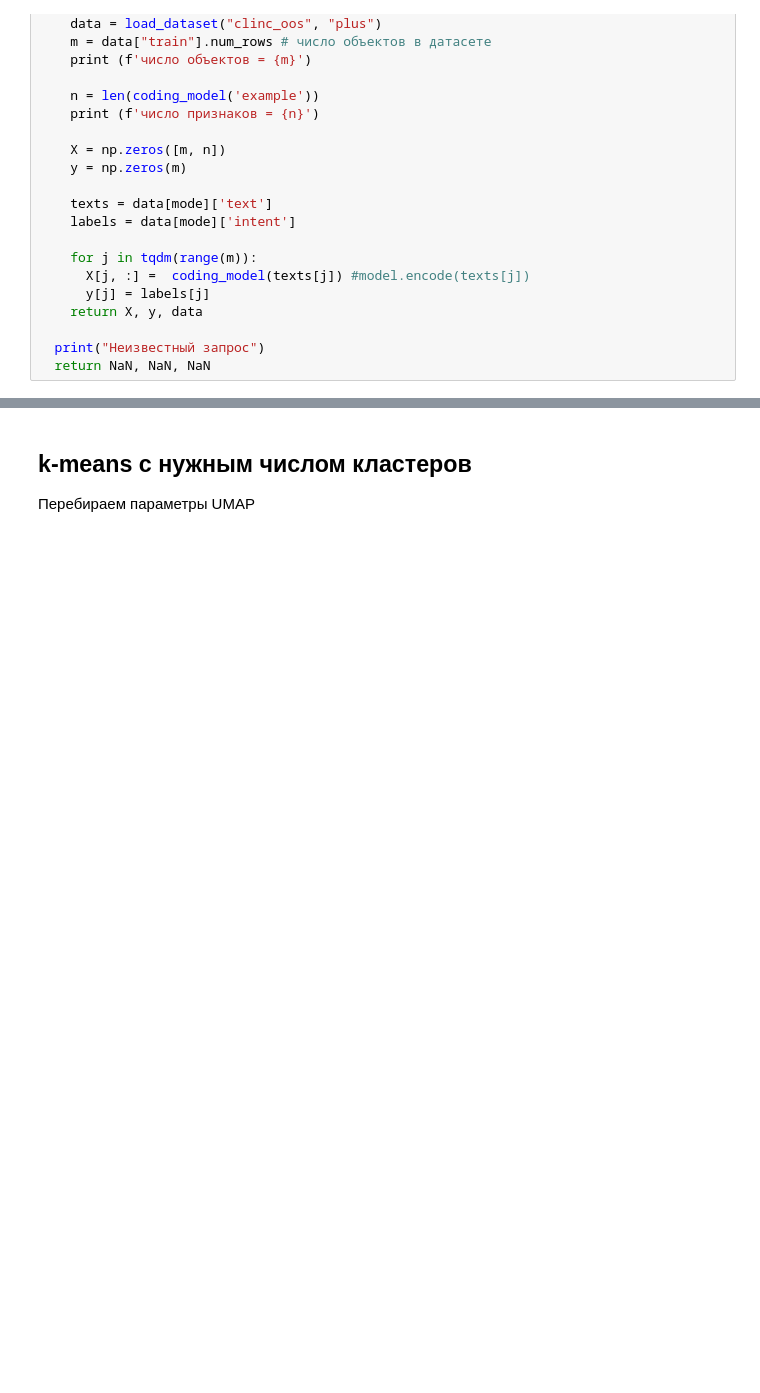
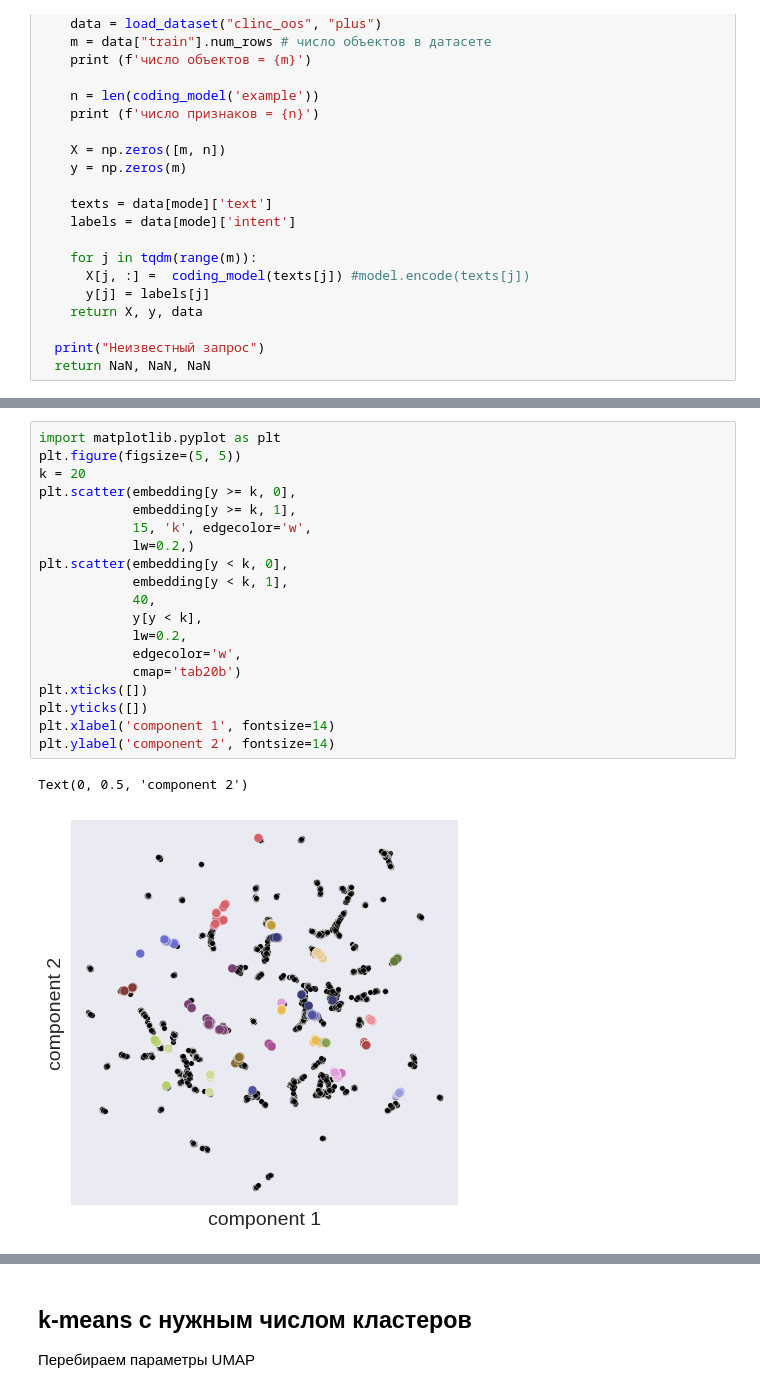
Before and after one commit to Dyakonov/Colab, a Jupyter notebook: dj_CLUSTERexperiments.ipynb, the cells around one changed output, grey strips where cells are left out. Saved outputs shown, nothing was run; the diff lists cells and outputs as text; blank space fills up the shorter version.

```diff
--- a/dj_CLUSTERexperiments.ipynb
+++ b/dj_CLUSTERexperiments.ipynb
@@ -150,0 +267,22 @@ np.save('/content/drive/My Drive/clusterdata/y_save', y)
+# %%
+import matplotlib.pyplot as plt
+plt.figure(figsize=(5, 5))
+k = 20
+plt.scatter(embedding[y >= k, 0],
+            embedding[y >= k, 1],
+            15, 'k', edgecolor='w',
+            lw=0.2,)
+plt.scatter(embedding[y < k, 0],
+            embedding[y < k, 1],
+            40,
+            y[y < k],
+            lw=0.2,
+            edgecolor='w',
+            cmap='tab20b')
+plt.xticks([])
+plt.yticks([])
+plt.xlabel('component 1', fontsize=14)
+plt.ylabel('component 2', fontsize=14)
+# %% [output]
+Text(0, 0.5, 'component 2')
+[figure, added]
```
Also changed, not shown: parts of 30 cells of this notebook.
